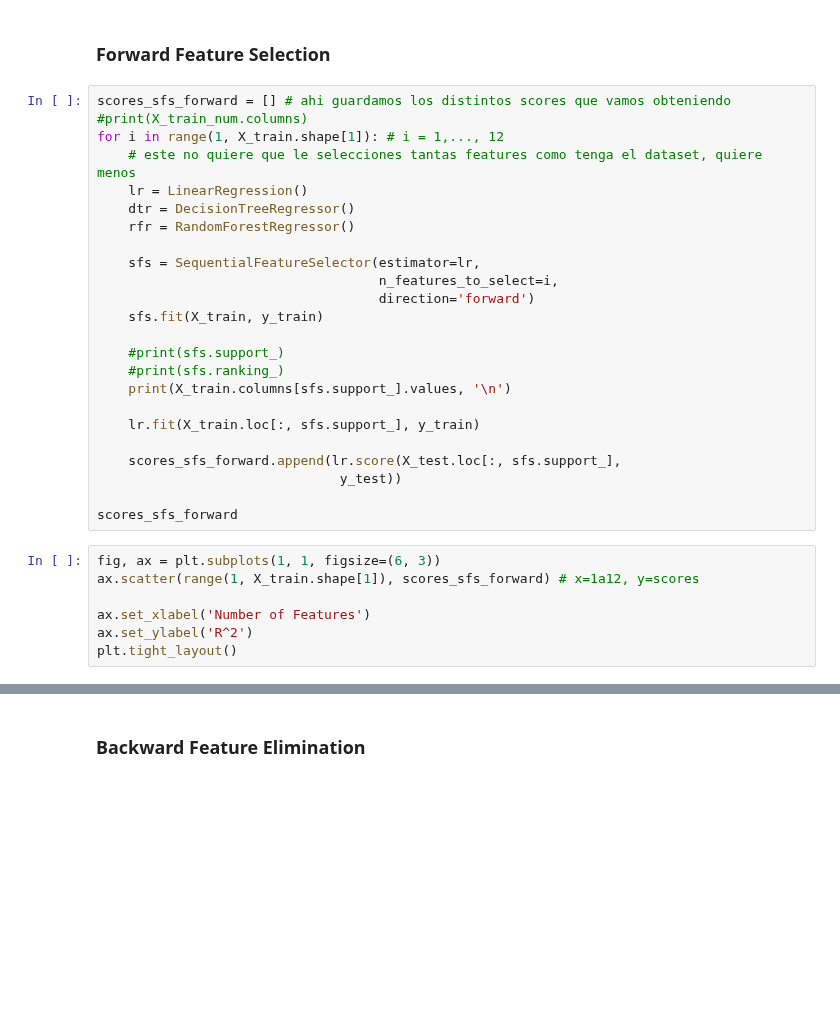
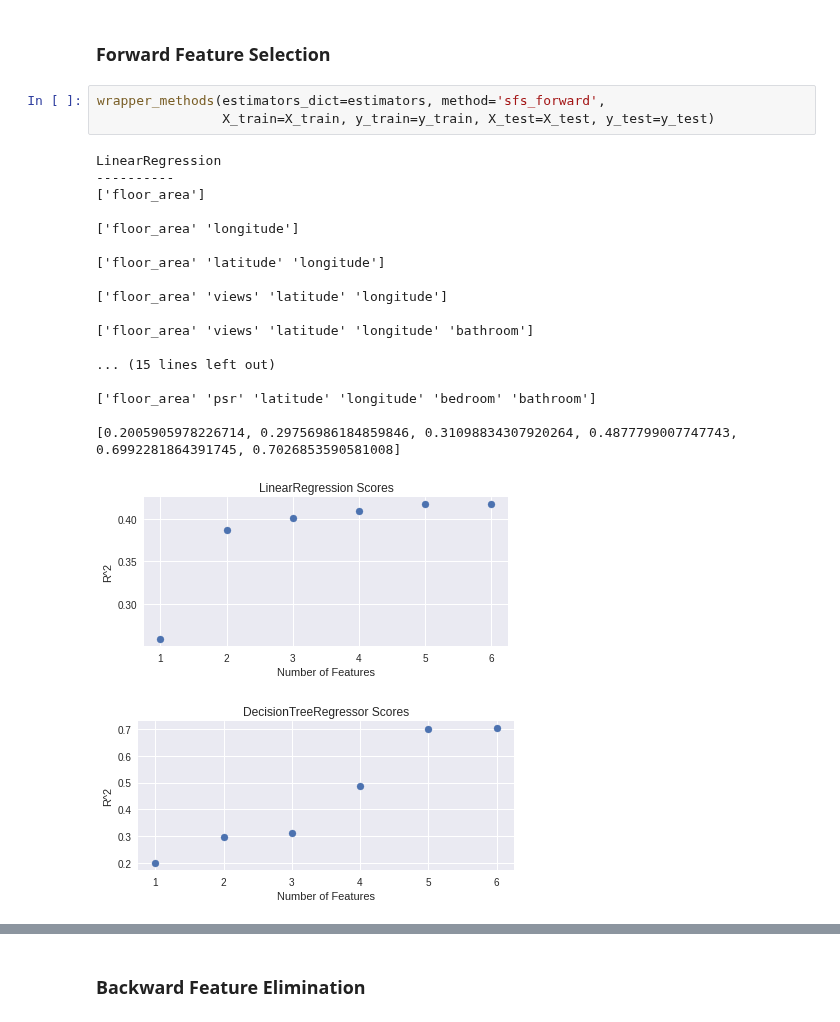
Before and after one commit to javiicc/Identifying_Potential_Investment_Opportunities_In_The_Irish_Real_Estate_Market_Using_MachineLearning, a Jupyter notebook: Data_Analysis.ipynb, the cells around one changed output, grey strips where cells are left out. Drawn from its saved outputs; the diff is of its cells as text; blank space fills up the shorter version.

```diff
--- a/Data_Analysis.ipynb
+++ b/Data_Analysis.ipynb
@@ -1092,33 +1069,25 @@ plt.tight_layout()
 # %% [markdown]
 ### Forward Feature Selection
-# %%
-scores_sfs_forward = [] # ahi guardamos los distintos scores que vamos obteniendo
-#print(X_train_num.columns)
-for i in range(1, X_train.shape[1]): # i = 1,..., 12
-    # este no quiere que le selecciones tantas features como tenga el dataset, quiere menos
-    lr = LinearRegression()
-    dtr = DecisionTreeRegressor()
-    rfr = RandomForestRegressor()
-
-    sfs = SequentialFeatureSelector(estimator=lr,
-                                    n_features_to_select=i,
-                                    direction='forward')
-    sfs.fit(X_train, y_train)
-
-    #print(sfs.support_)
-    #print(sfs.ranking_)
-    print(X_train.columns[sfs.support_].values, '\n')
-
-    lr.fit(X_train.loc[:, sfs.support_], y_train)
-
-    scores_sfs_forward.append(lr.score(X_test.loc[:, sfs.support_],
-                               y_test))
-
-scores_sfs_forward
-# %%
-fig, ax = plt.subplots(1, 1, figsize=(6, 3))
-ax.scatter(range(1, X_train.shape[1]), scores_sfs_forward) # x=1a12, y=scores
-
-ax.set_xlabel('Number of Features')
-ax.set_ylabel('R^2')
-plt.tight_layout()
+# %%
+wrapper_methods(estimators_dict=estimators, method='sfs_forward',
+                X_train=X_train, y_train=y_train, X_test=X_test, y_test=y_test)
+# %% [output]
+LinearRegression
+----------
+['floor_area']
+
+['floor_area' 'longitude']
+
+['floor_area' 'latitude' 'longitude']
+
+['floor_area' 'views' 'latitude' 'longitude']
+
+['floor_area' 'views' 'latitude' 'longitude' 'bathroom']
+
+... (15 lines left out)
+
+['floor_area' 'psr' 'latitude' 'longitude' 'bedroom' 'bathroom']
+
+[0.2005905978226714, 0.29756986184859846, 0.31098834307920264, 0.4877799007747743, 0.6992281864391745, 0.7026853590581008]
+[figure, added]
+[figure, added]
```
Also changed, not shown: parts of 25 cells of this notebook, 1 other file.
